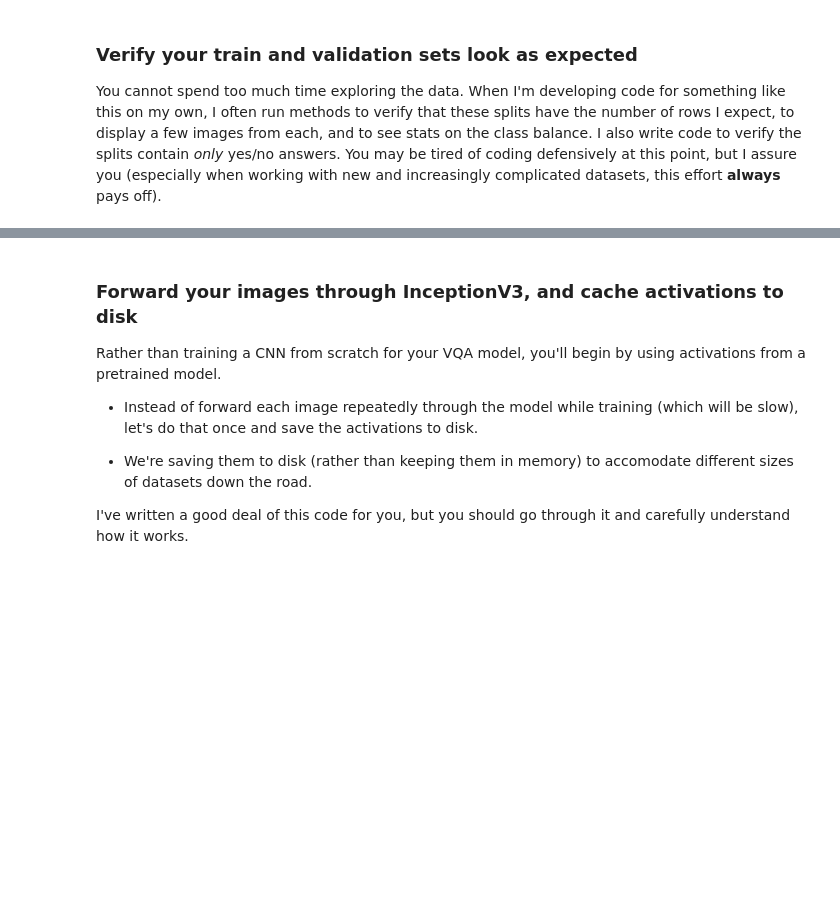
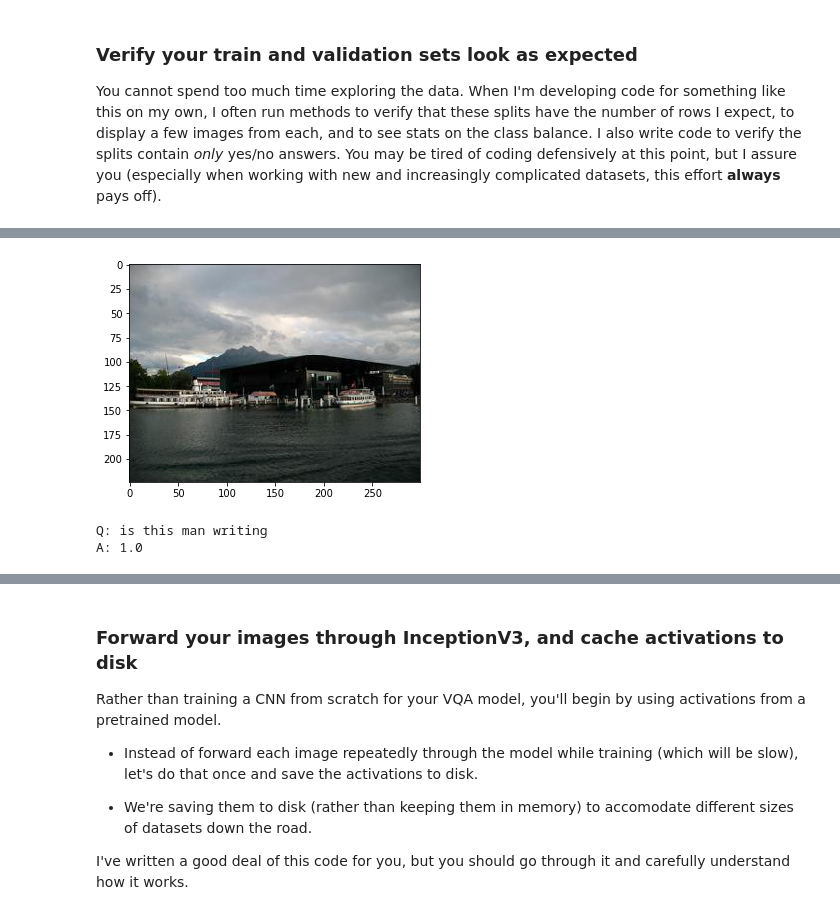
Before and after one commit to muftaye/deep_learning_2019, a Jupyter notebook: a4.ipynb, the cells around one changed output, grey strips where cells are left out. Drawn from its saved outputs; the diff is of its cells as text; code cells hidden in the pictures; blank space fills up the shorter version.

```diff
--- a/a4.ipynb
+++ b/a4.ipynb
@@ -370,6 +369,7 @@ You may want to do an 80:20 split on your balanced training set, giving you 16,0
 # %%
 # Your code here
 # The scikit-learn utilities (train_test_split) are your friend
+sm_train, sm_val = train_test_split(data_train_small, test_size=0.2, shuffle=True)
 # %% [markdown]
 ### Verify your train and validation sets look as expected
 You cannot spend too much time exploring the data. When I'm developing code for something like this on my own, I often run methods to verify that these splits have the number of rows I expect, to display a few images from each, and to see stats on the class balance. I also write code to verify the splits contain *only* yes/no answers. You may be tired of coding defensively at this point, but I assure you (especially when working with new and increasingly complicated datasets, this effort **always** pays off).
@@ -377,0 +376,76 @@ You cannot spend too much time exploring the data. When I'm developing code for
+# %%
+# Your code here.
+print("# of Training Data:", len(sm_train))
+print("# of Validation Data:", len(sm_val))
+print("# of Test Data:", len(data_test))
+
+print("\n3 Sample Train:")
+for i in range(3):
+    question, answer, image_name = sm_train[i]
+    print("Q:", question)
+    print("A:",answer)
+    img_path = os.path.join(images_folder, image_name)
+    img=mpimg.imread(img_path)
+    imgplot = plt.imshow(img)
+    plt.show()
+
+print("\n3 Sample Validation:")
+for i in range(3):
+    question, answer, image_name = sm_val[i]
+    print("Q:", question)
+    print("A:",answer)
+    img_path = os.path.join(images_folder, image_name)
+    img=mpimg.imread(img_path)
+    imgplot = plt.imshow(img)
+    plt.show()
+
+print("\n3 Sample Test:")
+for i in range(3):
+    question, answer, image_name = data_test[i]
+    print("Q:", question)
+    print("A:",answer)
+    img_path = os.path.join(images_folder, image_name)
+    img=mpimg.imread(img_path)
+    imgplot = plt.imshow(img)
+    plt.show()
+
+print("\n")
+
+train_yes=0
+train_no=0
+train_other=0
+val_yes=0
+val_no=0
+val_other=0
+test_yes=0
+test_no=0
+test_other=0
+
+for tr in sm_train:
+    if tr[1]==1:
+        train_yes+=1
+    elif tr[1]==0:
+        train_no+=1
+    else:
+        train_other+=1
+
+for vl in sm_val:
+    if vl[1]==1:
+        val_yes+=1
+    elif vl[1]==0:
+        val_no+=1
+    else:
+        val_other+=1
+
+for te in data_test:
+    if te[1]==1:
+        test_yes+=1
+    elif te[1]==0:
+        test_no+=1
+    else:
+        test_other+=1
+
+print("Train class balance- \t\tYes:",train_yes,"\tNo:",train_no,"\tOther:",train_other)
+print("Validation class balance- \tYes:",val_yes,"\tNo:",val_no,"\tOther:",val_other)
+print("Test class balance- \t\tYes:",test_yes,"\tNo:",test_no,"\tOther:",test_other)
+# %% [output]
@@ -377,0 +459,3 @@ You cannot spend too much time exploring the data. When I'm developing code for
+[figure, added]
+Q: is this man writing
+A: 1.0
```
Also changed, not shown: parts of 23 cells of this notebook.
